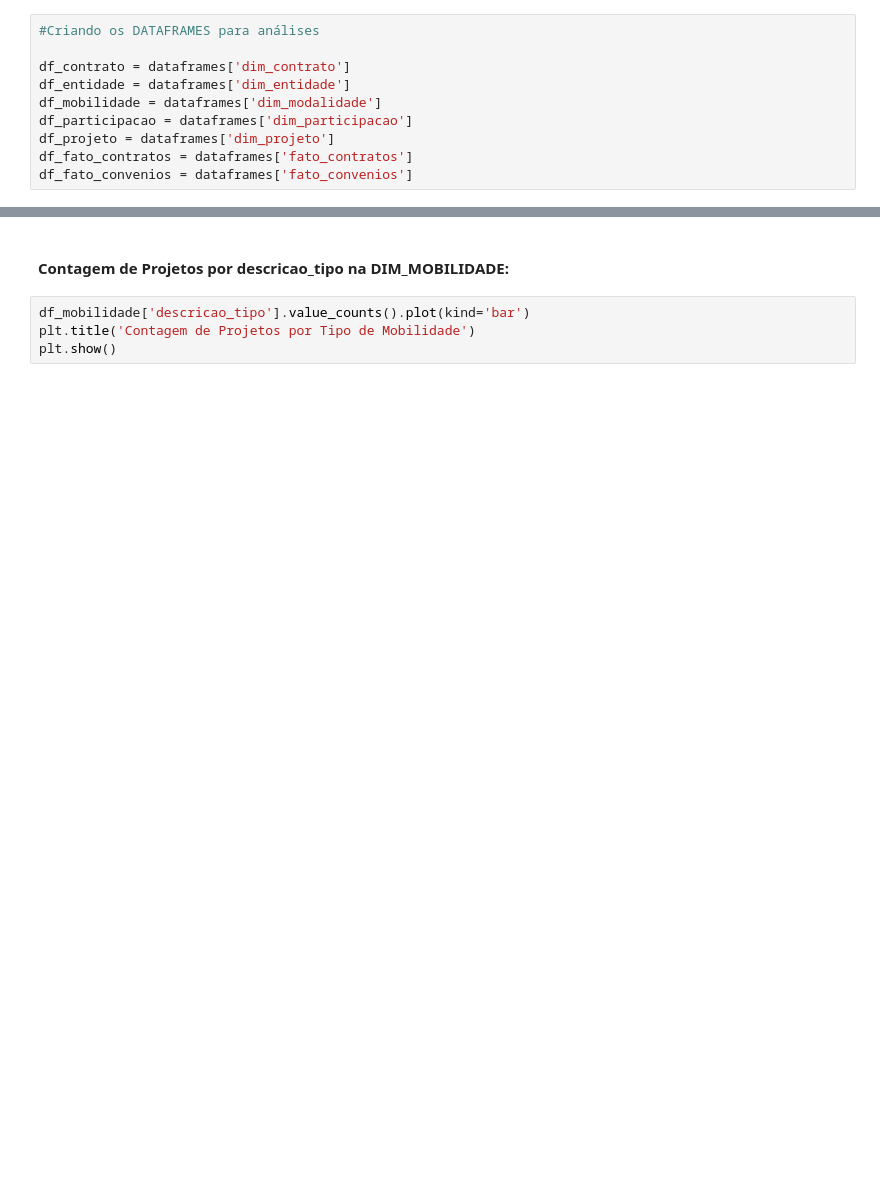
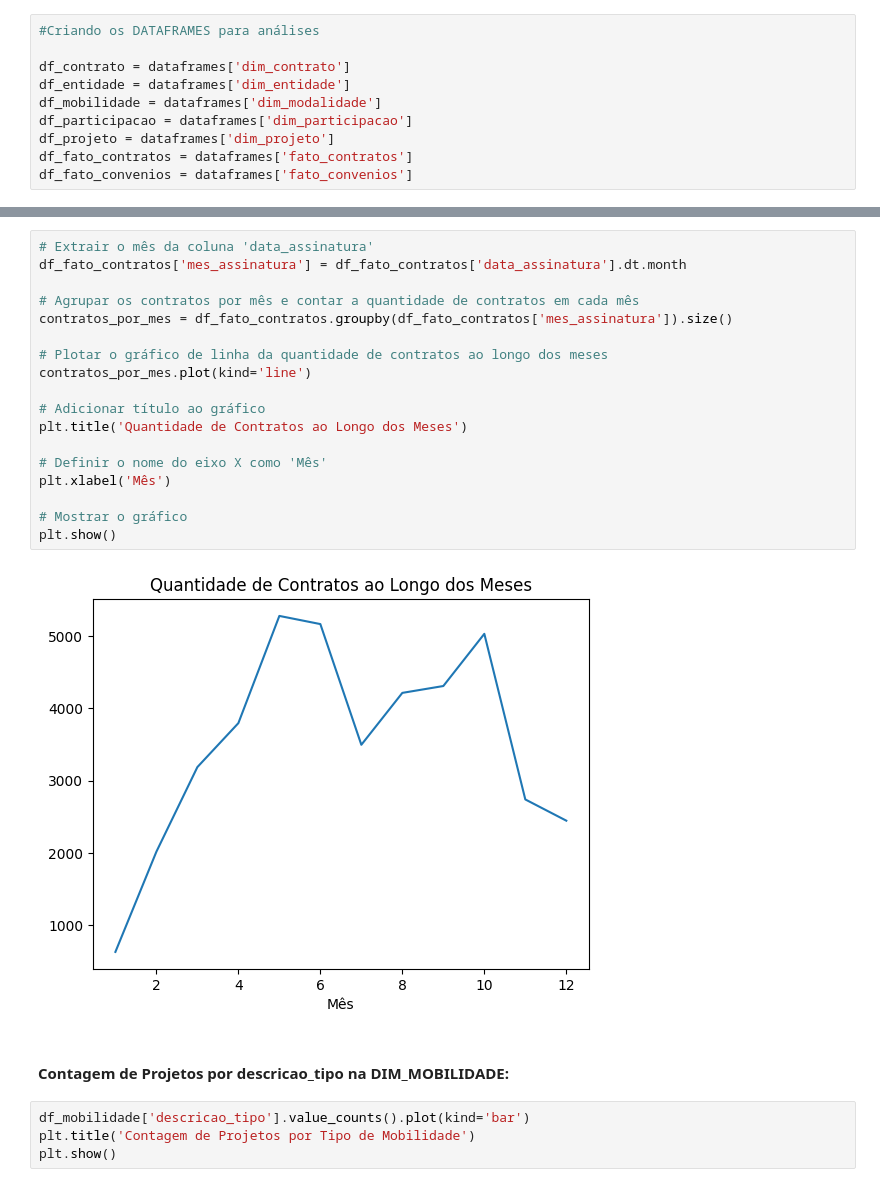
Before and after one commit to NayaraWakewski/ProjetoPython, a Jupyter notebook: 7_Analise_Exploratoria_Estatistica_Dw/analise_dw.ipynb, the cells around one changed output, grey strips where cells are left out. Cells and saved outputs as stored; diff of their text form; blank space fills up the shorter version.

```diff
--- a/7_Analise_Exploratoria_Estatistica_Dw/analise_dw.ipynb
+++ b/7_Analise_Exploratoria_Estatistica_Dw/analise_dw.ipynb
@@ -297,3 +275,23 @@ plt.show()
+# %%
+# Extrair o mês da coluna 'data_assinatura'
+df_fato_contratos['mes_assinatura'] = df_fato_contratos['data_assinatura'].dt.month
+
+# Agrupar os contratos por mês e contar a quantidade de contratos em cada mês
+contratos_por_mes = df_fato_contratos.groupby(df_fato_contratos['mes_assinatura']).size()
+
+# Plotar o gráfico de linha da quantidade de contratos ao longo dos meses
+contratos_por_mes.plot(kind='line')
+
+# Adicionar título ao gráfico
+plt.title('Quantidade de Contratos ao Longo dos Meses')
+
+# Definir o nome do eixo X como 'Mês'
+plt.xlabel('Mês')
+
+# Mostrar o gráfico
+plt.show()
+# %% [output]
+[figure, added]
 # %% [markdown]
 #### Contagem de Projetos por descricao_tipo na DIM_MOBILIDADE:
 # %%
```
Also changed, not shown: parts of 36 cells of this notebook, 15 other files.
